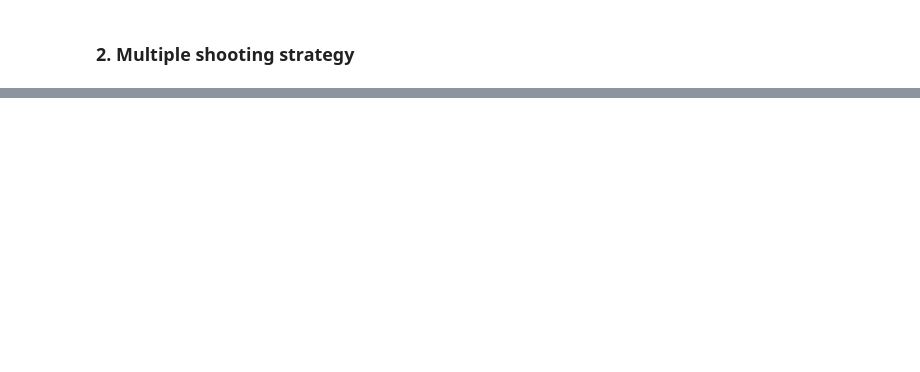
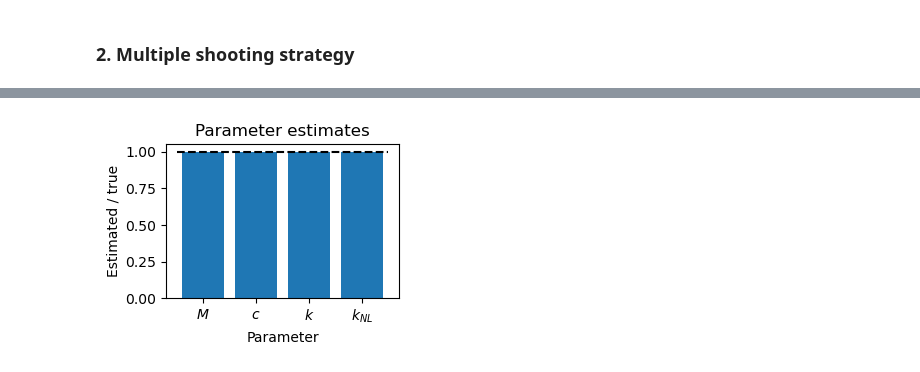
Before and after one commit to billtubbs/casadi-examples, a Jupyter notebook: Sys-Id-Example.ipynb, the cells around one changed output, grey strips where cells are left out. Saved outputs shown, nothing was run; the diff lists cells and outputs as text; code cells hidden in the pictures; blank space fills up the shorter version.

```diff
--- a/Sys-Id-Example.ipynb
+++ b/Sys-Id-Example.ipynb
@@ -212 +236,8 @@ Total number of inequality constraints...............:        0
 [5.625e-06, 0.00023, 1, 4.69]
+# %%
+param_names = ['$M$', '$c$', '$k$', '$k_{NL}$']
+param_estimates = np.array(sol["x"][:4] * scale).reshape(-1)
+param_true_values = np.array(param_truth).reshape(-1)
+estimate_comparison_plot(param_estimates, param_true_values, param_names)
+# %% [output]
+[figure, added]
```
Also changed, not shown: parts of 8 cells of this notebook.
